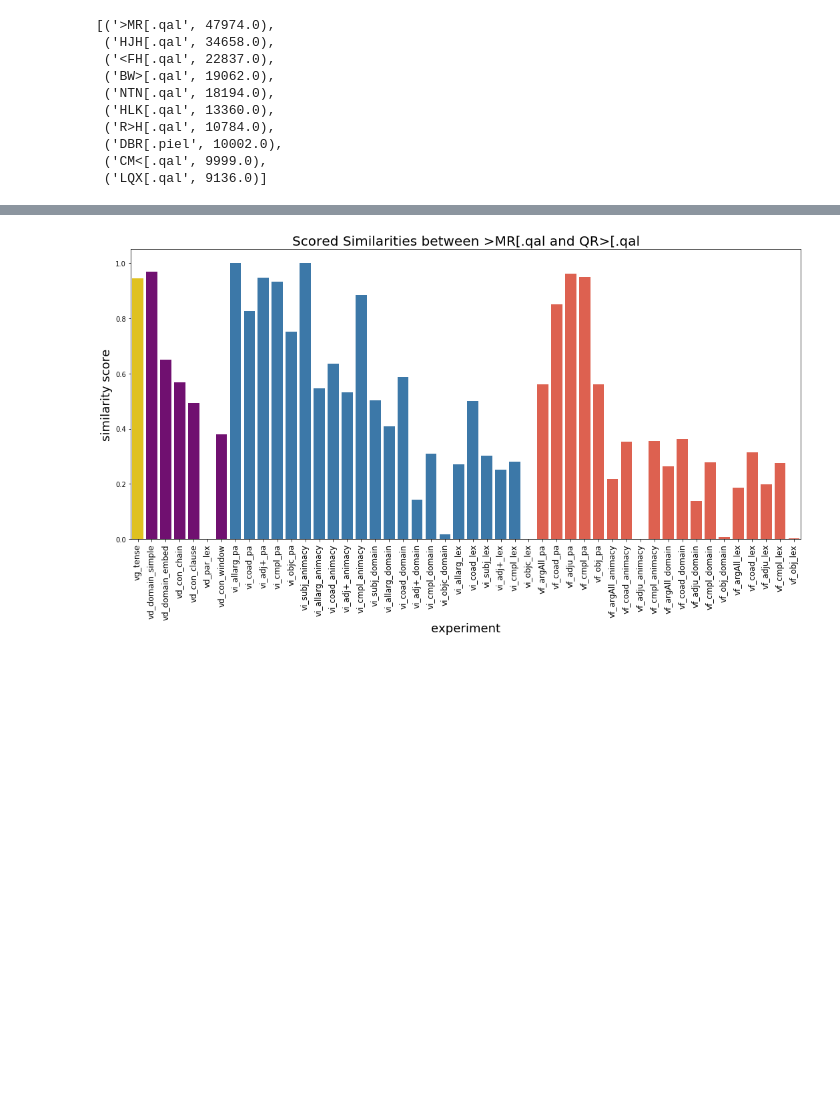
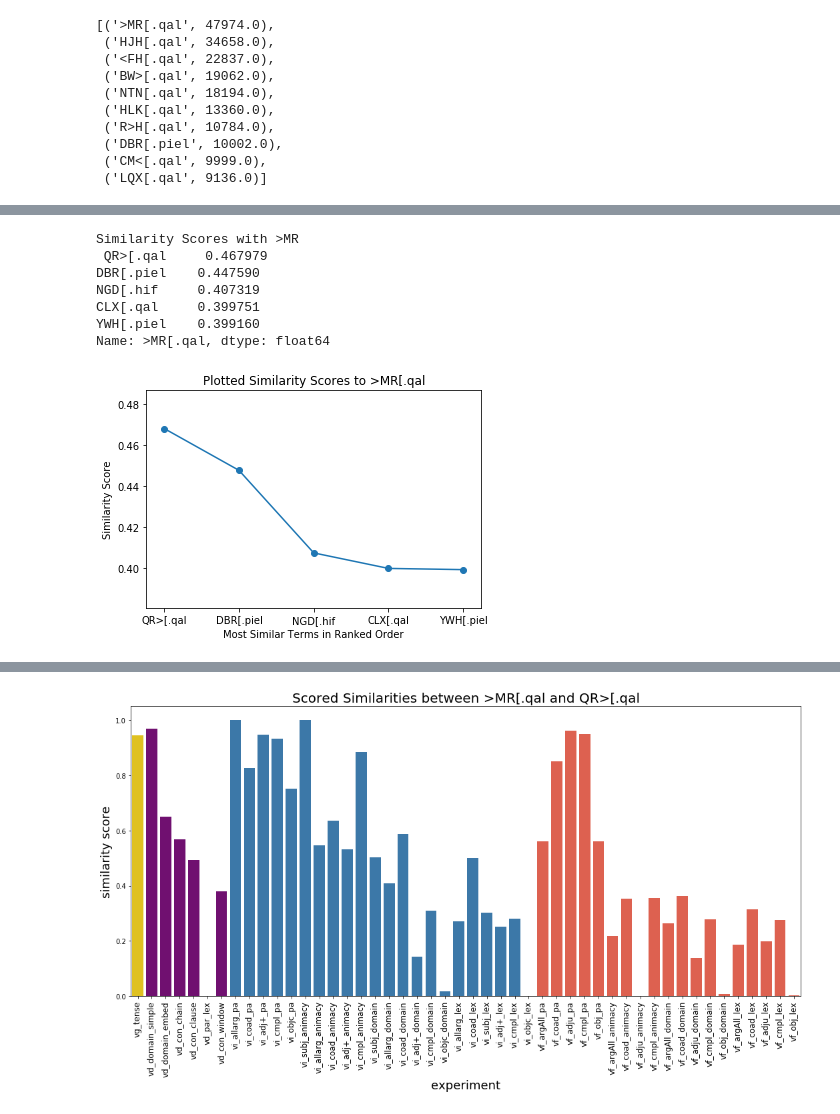
Before and after one commit to codykingham/verb_semantics, a Jupyter notebook: first_analysis.ipynb, the cells around one changed output, grey strips where cells are left out. Saved outputs shown, nothing was run; the diff lists cells and outputs as text; code cells hidden in the pictures; blank space fills up the shorter version.

```diff
--- a/first_analysis.ipynb
+++ b/first_analysis.ipynb
@@ -628,0 +621,18 @@ The top 5 similar terms have 3 intuitively similar lexemes, QR>, DBR, and NGD, a
+# %%
+say_top_sim = sim['>MR[.qal'].sort_values(ascending=False).head(5) # get top 5 elements
+plt.xticks(range(0, say_top_sim.shape[0]), say_top_sim.index)
+plt.title('Plotted Similarity Scores to >MR[.qal')
+plt.ylabel('Similarity Score')
+plt.xlabel('Most Similar Terms in Ranked Order')
+plt.scatter(range(0, say_top_sim.shape[0]), say_top_sim)
+plt.plot(range(0, say_top_sim.shape[0]), say_top_sim)
+print('Similarity Scores with >MR\n', say_top_sim, '\n')
+# %% [output]
+Similarity Scores with >MR
+ QR>[.qal     0.467979
+DBR[.piel    0.447590
+NGD[.hif     0.407319
+CLX[.qal     0.399751
+YWH[.piel    0.399160
+Name: >MR[.qal, dtype: float64
+[figure, added]
```
Also changed, not shown: parts of 54 cells of this notebook, 1 other file.
